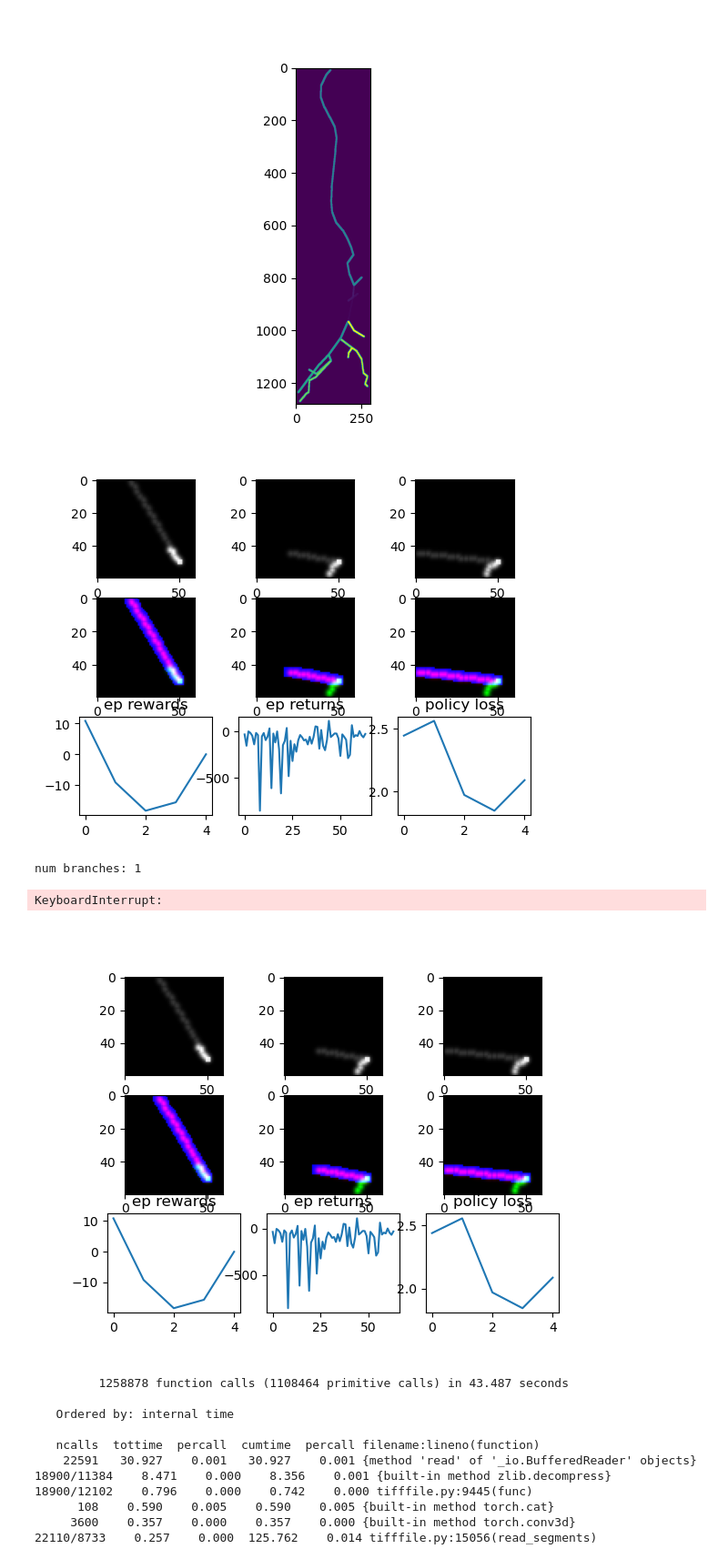
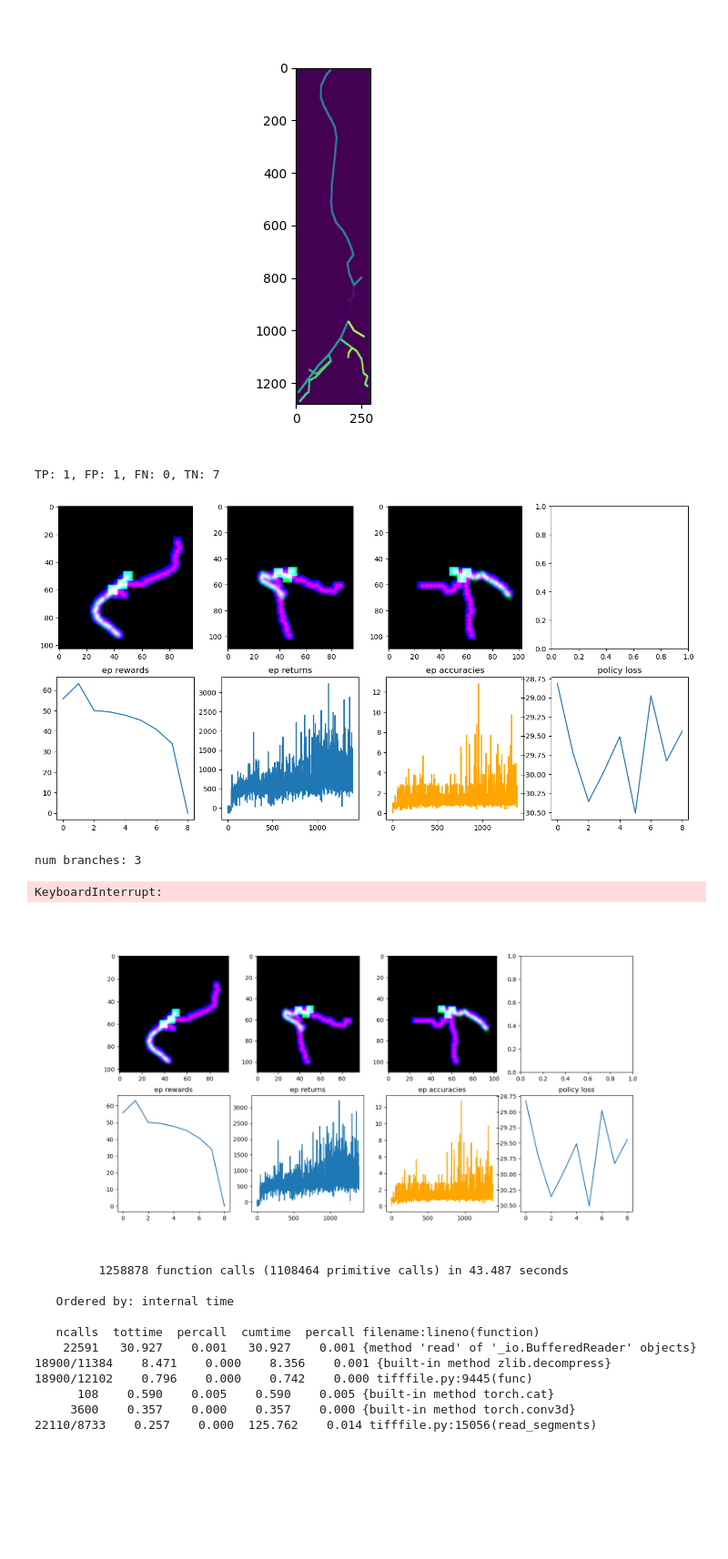
Before and after one commit to BrysonGray/neurotrack, a Jupyter notebook: notebooks/test_tracking.ipynb, the cells around one changed output. Shown at 91% size. Saved outputs shown, nothing was run; the diff lists cells and outputs as text; code cells hidden in the pictures; blank space fills up the shorter version.

```diff
--- a/notebooks/test_tracking.ipynb
+++ b/notebooks/test_tracking.ipynb
@@ -39,6 +125,3 @@ env = Environment(img_dir,
                 alpha=1.0,
                 beta=0.2,
                 repeat_starts=False)
-# %%
-for i,f in enumerate(os.listdir(img_dir)):
-    print(i,f)
@@ -103,19 +165,10 @@ friction = params["friction"] if "friction" in params else 1e-4
 n_episodes = params["n_episodes"] if "n_episodes" in params else 100
 init_temperature = params["init_temperature"] if "init_temperature" in params else 0.005
 target_entropy = params["target_entropy"] if "target_entropy" in params else 0.0
-repeat_starts = params["repeat_starts"] if "repeat_starts" in params else True
+branching = params["branching"] if "branching" in params else True
 section_masking = params["section_masking"] if "section_masking" in params else False
 patch_radius = 17
 
-if "classifier_weights" in params:
-    classifier_path = params["classifier_weights"]
-    classifier_state_dict = torch.load(classifier_path)#, weights_only=True)
-    classifier = ResNet3D(ResidualBlock3D, [3, 4, 6, 3], num_classes=1)
-    classifier = classifier.to(device=DEVICE, dtype=dtype)
-    classifier.load_state_dict(classifier_state_dict)
-    classifier.eval()
-else:
-    classifier = None
 
 env = Environment(img_path,
                 radius=patch_radius,
@@ -125,23 +178,22 @@ env = Environment(img_path,
                 alpha=alpha,
                 beta=beta,
                 friction=friction,
-                repeat_starts=repeat_starts,
-                section_masking=section_masking,
-                classifier=classifier)
+                branching=branching,
+                section_masking=section_masking)
 
 in_channels = 4
 input_size = 2*patch_radius+1
 init_temperature = 0.005
-actor = ConvNet(chin=in_channels, chout=4)
+actor = ConvNet(chin=in_channels, chout=5)
 actor = actor.to(device=DEVICE,dtype=dtype)
 
-Q1 = ConvNet(chin=in_channels+3,chout=1)
+Q1 = ConvNet(chin=in_channels+4,chout=1)
 Q1 = Q1.to(device=DEVICE,dtype=dtype)
-Q2 = ConvNet(chin=in_channels+3,chout=1)
+Q2 = ConvNet(chin=in_channels+4,chout=1)
 Q2 = Q2.to(device=DEVICE,dtype=dtype)
-Q1_target = ConvNet(chin=7,chout=1)
+Q1_target = ConvNet(chin=8,chout=1)
 Q1_target = Q1_target.to(device=DEVICE,dtype=dtype)
-Q2_target = ConvNet(chin=7,chout=1)
+Q2_target = ConvNet(chin=8,chout=1)
 Q2_target = Q2_target.to(device=DEVICE,dtype=dtype)
 
 if "sac_weights" in params:
@@ -161,18 +213,19 @@ Q2_optimizer = AdamW(Q2.parameters(), lr=lr)
 actor_optimizer = AdamW(actor.parameters(), lr=lr)
 log_alpha_optimizer = Adam([log_alpha], lr=lr)
 
-memory = PrioritizedReplayBuffer(100000, obs_shape=(in_channels,input_size,input_size,input_size), action_shape=(3,), alpha=0.8)
+memory = PrioritizedReplayBuffer(100000, obs_shape=(in_channels,input_size,input_size,input_size), action_shape=(4,), alpha=0.8)
 # %%
 sac.train(env, actor, Q1, Q2, Q1_target, Q2_target, log_alpha,
         actor_optimizer, Q1_optimizer, Q2_optimizer, log_alpha_optimizer,
         memory, target_entropy, batch_size, gamma, tau, outdir, name,
         show_states=True, save_snapshots=False, update_after=256,
-        updates_per_step=1, update_every=1, n_episodes=200, n_trials=1)
+        updates_per_step=1, update_every=1, n_episodes=n_episodes, n_trials=1)
 # %% [output]
+TP: 1, FP: 1, FN: 0, TN: 7
-[figure, old version]
+[figure, new version]
-num branches: 1
-KeyboardInterrupt:
+num branches: 3
+KeyboardInterrupt:
-[figure, old version]
+[figure, new version]
 # %%
 import cProfile
 
```
Also changed, not shown: parts of 7 cells of this notebook, 11 other files.
